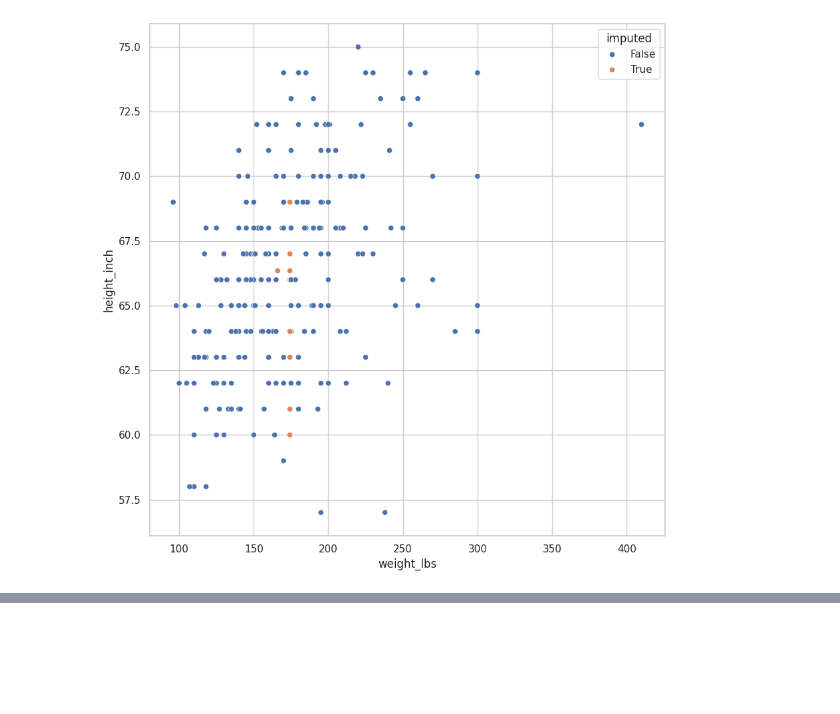
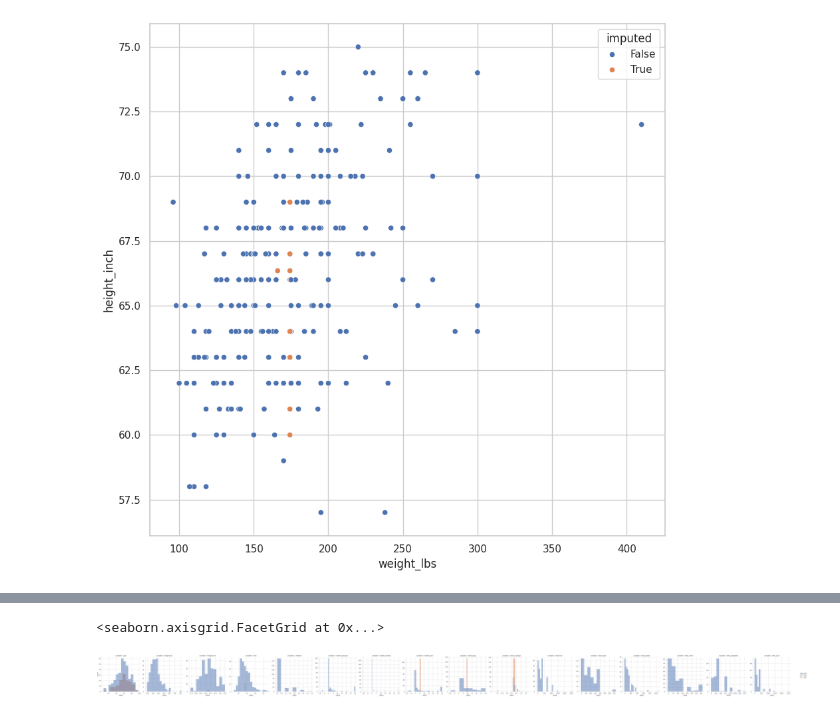
Before and after one commit to Changeryto/Manejo_de_NA_en_Python, a Jupyter notebook: notebooks/06-RTG-Eliminacion_NA.ipynb, the cells around one changed output, grey strips where cells are left out. Cells and saved outputs as stored; diff of their text form; code cells hidden in the pictures; blank space fills up the shorter version.

```diff
--- a/notebooks/06-RTG-Eliminacion_NA.ipynb
+++ b/notebooks/06-RTG-Eliminacion_NA.ipynb
@@ -397,0 +478,46 @@ La imagen muestra dónde han sido colocados los valores imputados, hay que verif
+# %%
+(
+    riskfactors
+    .select_dtypes(exclude="category")
+    .missing.bind_shadow_matrix(
+        false_NA_value = False,
+        true_NA_value = True
+    )
+    .apply(
+        axis = "rows",
+        func = lambda column : column.fillna(column.mean()) if "_NA" not in column.name else column
+    )
+    .pivot_longer(
+        index="*_NA"
+    )
+    .pivot_longer(
+        index = ["variable", "value"],
+        names_to = "variable_NA",
+        values_to = "value_NA"
+    )
+    .assign(
+        valid = lambda df : df.apply(
+            axis="columns",
+            func= lambda column : column.variable in column.variable_NA
+        )
+    )
+    .query("valid")
+    .pipe(
+        lambda df : (
+            sns.displot(
+                data = df,
+                x = "value",
+                hue = "value_NA",
+                col = "variable",
+                common_bins = False,
+                facet_kws = {
+                    "sharex": False,
+                    "sharey": False
+                    }
+            )
+        )
+    )
+)
+# %% [output]
+<seaborn.axisgrid.FacetGrid at 0x...>
+[figure, added]
```
Also changed, not shown: parts of 7 cells of this notebook.
